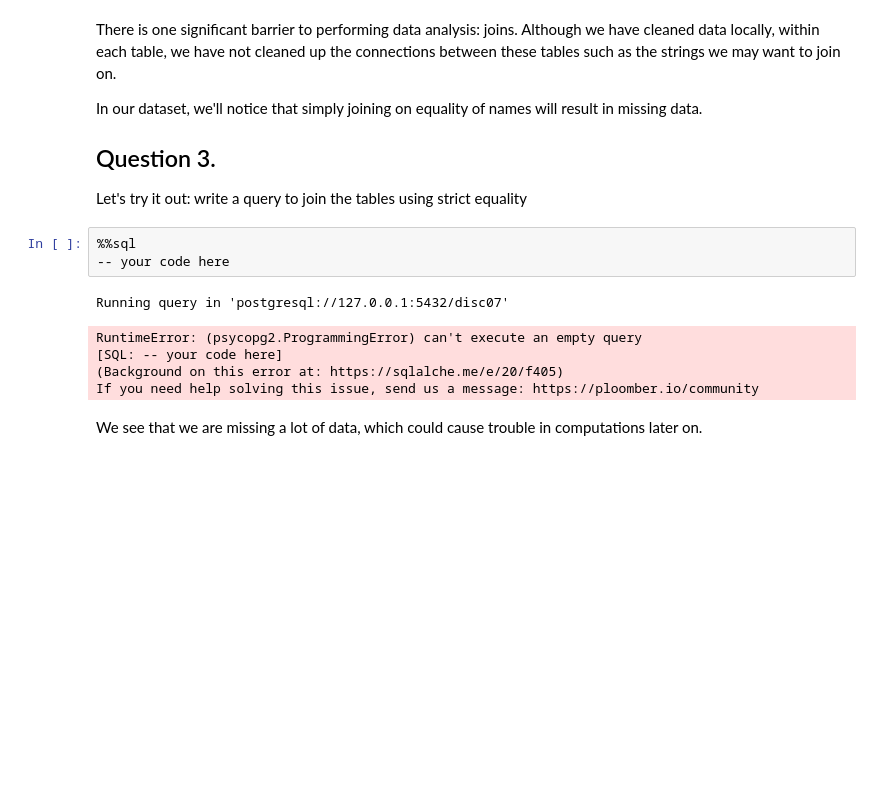
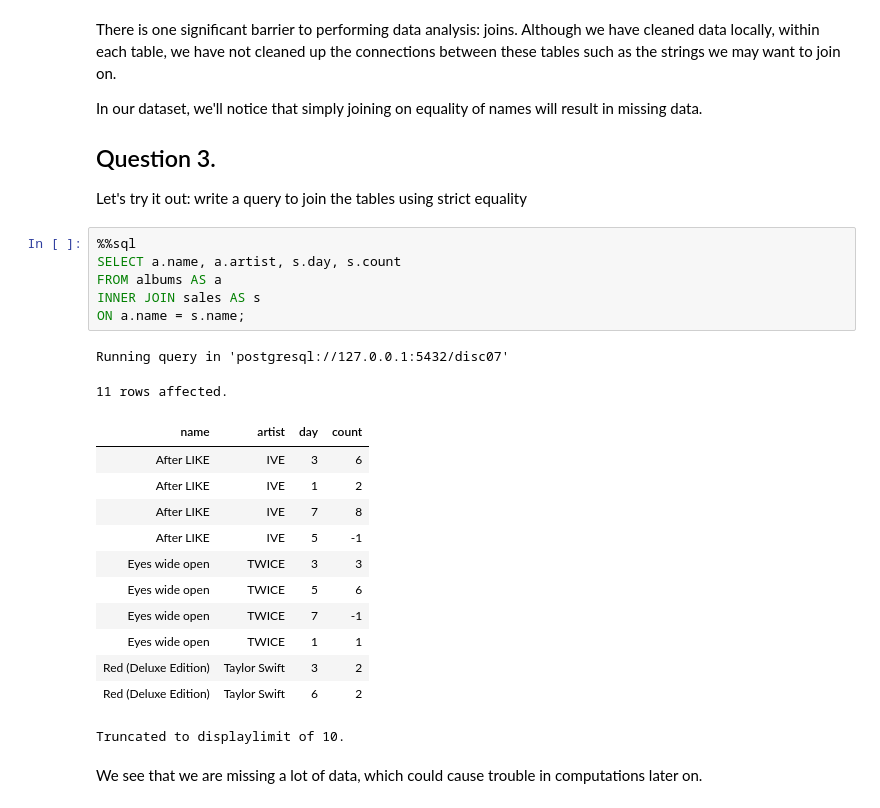
Before and after one commit to cal-data-eng/fa24-materials, a Jupyter notebook: disc/disc08/disc08.ipynb, the cells around one changed output. Cells and saved outputs as stored; diff of their text form; blank space fills up the shorter version.

```diff
--- a/disc/disc08/disc08.ipynb
+++ b/disc/disc08/disc08.ipynb
@@ -98,13 +98,25 @@ In our dataset, we'll notice that simply joining on equality of names will resul
 Let's try it out: write a query to join the tables using strict equality
 # %%
 %%sql
--- your code here
+SELECT a.name, a.artist, s.day, s.count
+FROM albums AS a
+INNER JOIN sales AS s
+ON a.name = s.name;
 # %% [output]
 Running query in 'postgresql://127.0.0.1:5432/disc07'
-RuntimeError: (psycopg2.ProgrammingError) can't execute an empty query
-[SQL: -- your code here]
-(Background on this error at: https://sqlalche.me/e/20/f405)
-If you need help solving this issue, send us a message: https://ploomber.io/community
+11 rows affected.
+| name | artist | day | count |
+| After LIKE | IVE | 3 | 6 |
+| After LIKE | IVE | 1 | 2 |
+| After LIKE | IVE | 7 | 8 |
+| After LIKE | IVE | 5 | -1 |
+| Eyes wide open | TWICE | 3 | 3 |
+| Eyes wide open | TWICE | 5 | 6 |
+| Eyes wide open | TWICE | 7 | -1 |
+| Eyes wide open | TWICE | 1 | 1 |
+| Red (Deluxe Edition) | Taylor Swift | 3 | 2 |
+| Red (Deluxe Edition) | Taylor Swift | 6 | 2 |
+Truncated to displaylimit of 10.
 # %% [markdown]
 We see that we are missing a lot of data, which could cause trouble in computations later on.
 # %% [markdown]
```
Also changed, not shown: parts of 4 cells of this notebook.
